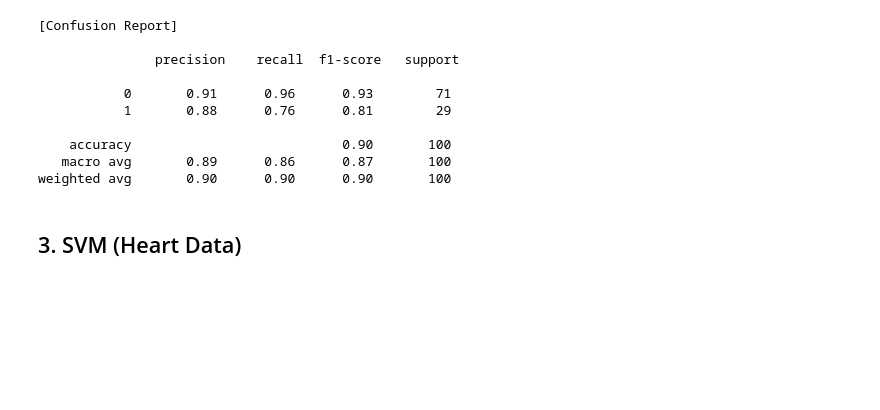
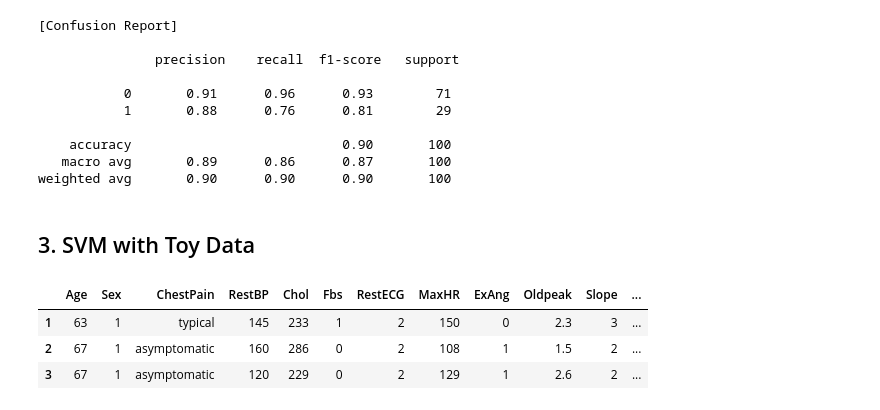
Before and after one commit to iss760/machine-learning, a Jupyter notebook: model/support_vector_machine.ipynb, the cells around one changed output. Drawn from its saved outputs; the diff is of its cells as text; code cells hidden in the pictures; blank space fills up the shorter version.

Commit message:
Add svm with toy data

```diff
--- a/model/support_vector_machine.ipynb
+++ b/model/support_vector_machine.ipynb
@@ -327,4 +311,14 @@ print('\n[Confusion Report]\n\n', get_confusion_report(clf_grid, X_test, y_test)
    macro avg       0.89      0.86      0.87       100
 weighted avg       0.90      0.90      0.90       100
 # %% [markdown]
-## 3. SVM (Heart Data)
+## 3. SVM with Toy Data
+# %%
+# Load Data Sets
+heart_data = pd.read_csv('./data/Heart.csv', index_col=0)
+heart_data.dropna(inplace=True)
+heart_data.head(3)
+# %% [output]
+|  | Age | Sex | ChestPain | RestBP | Chol | Fbs | RestECG | MaxHR | ExAng | Oldpeak | Slope | ... |
+| 1 | 63 | 1 | typical | 145 | 233 | 1 | 2 | 150 | 0 | 2.3 | 3 | ... |
+| 2 | 67 | 1 | asymptomatic | 160 | 286 | 0 | 2 | 108 | 1 | 1.5 | 2 | ... |
+| 3 | 67 | 1 | asymptomatic | 120 | 229 | 0 | 2 | 129 | 1 | 2.6 | 2 | ... |
```
Also changed, not shown: parts of 14 cells of this notebook, 2 other files.
